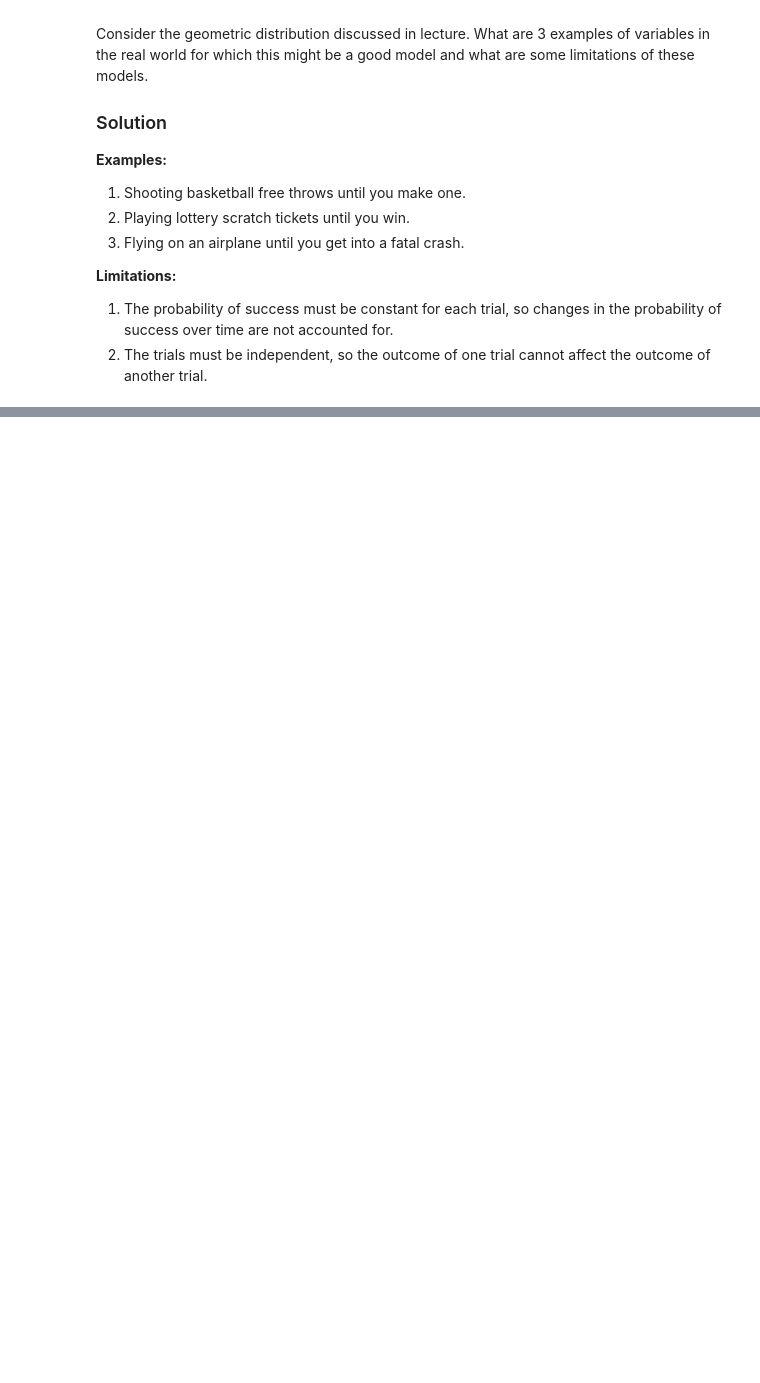
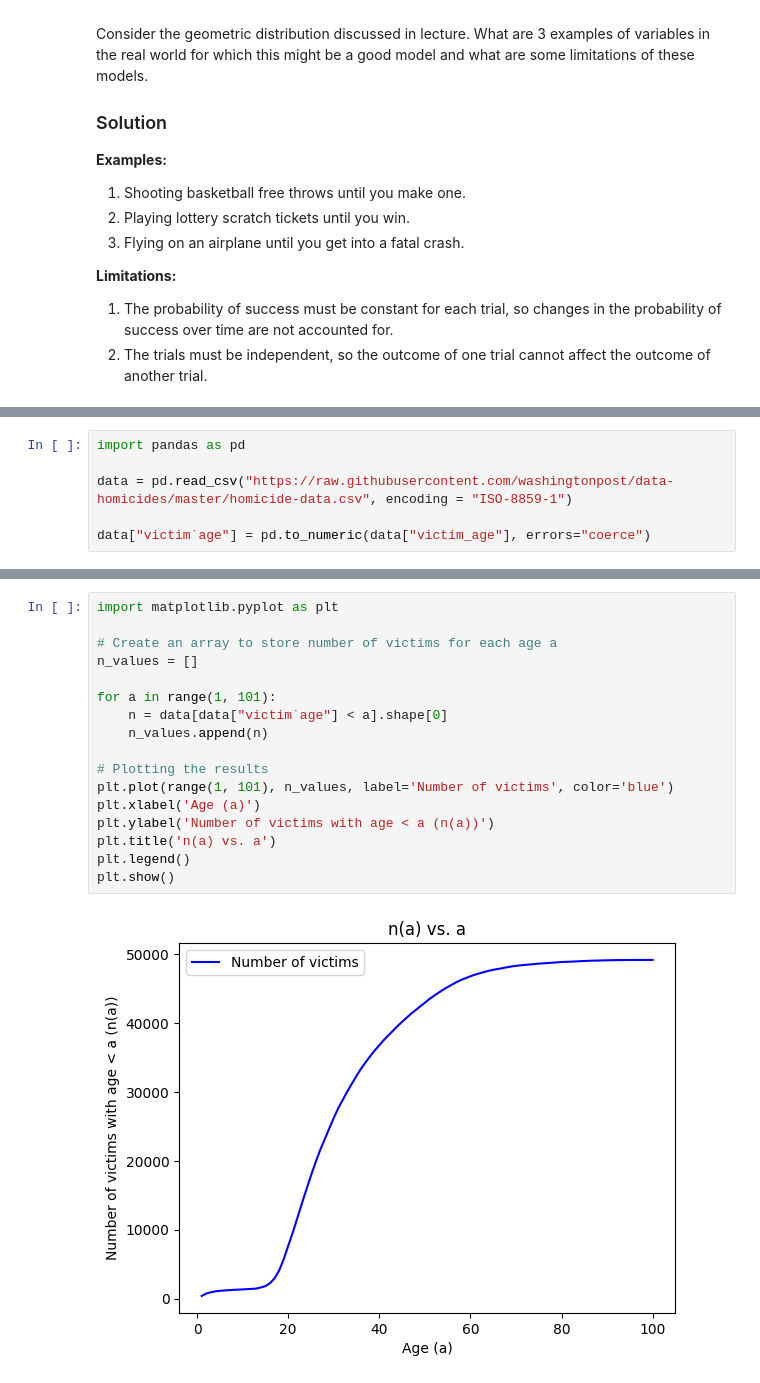
Before and after one commit to alexcraig043/math-50, a Jupyter notebook: homeworks/hw1.ipynb, the cells around one changed output, grey strips where cells are left out. Cells and saved outputs as stored; diff of their text form; blank space fills up the shorter version.

```diff
--- a/homeworks/hw1.ipynb
+++ b/homeworks/hw1.ipynb
@@ -106,0 +149,6 @@ Consider the geometric distribution discussed in lecture. What are 3 examples of
+# %%
+import pandas as pd
+
+data = pd.read_csv("https://raw.githubusercontent.com/washingtonpost/data-homicides/master/homicide-data.csv", encoding = "ISO-8859-1")
+
+data["victim˙age"] = pd.to_numeric(data["victim_age"], errors="coerce")
@@ -106,0 +160,19 @@ Consider the geometric distribution discussed in lecture. What are 3 examples of
+# %%
+import matplotlib.pyplot as plt
+
+# Create an array to store number of victims for each age a
+n_values = []
+
+for a in range(1, 101):
+    n = data[data["victim˙age"] < a].shape[0]
+    n_values.append(n)
+
+# Plotting the results
+plt.plot(range(1, 101), n_values, label='Number of victims', color='blue')
+plt.xlabel('Age (a)')
+plt.ylabel('Number of victims with age < a (n(a))')
+plt.title('n(a) vs. a')
+plt.legend()
+plt.show()
+# %% [output]
+[figure, added]
```
Also changed, not shown: parts of 10 cells of this notebook, 2 other files.
